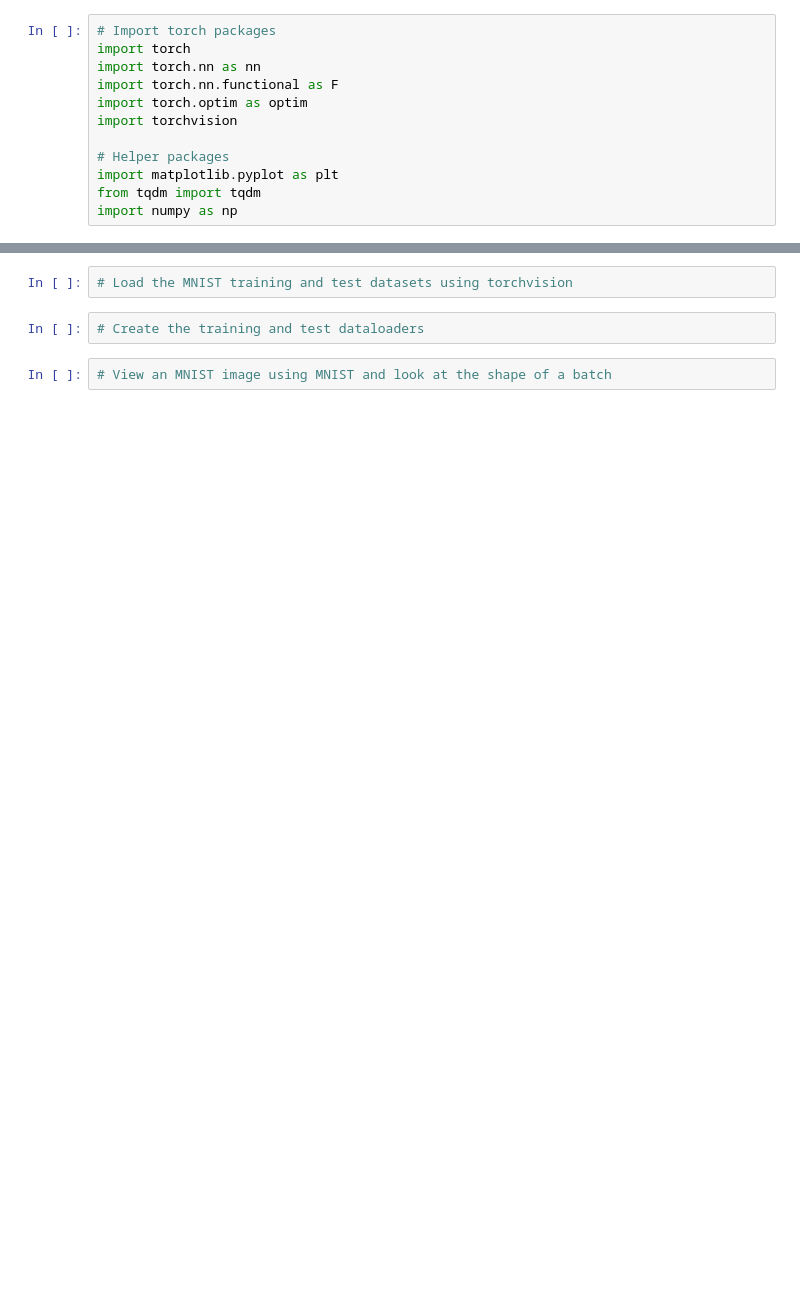
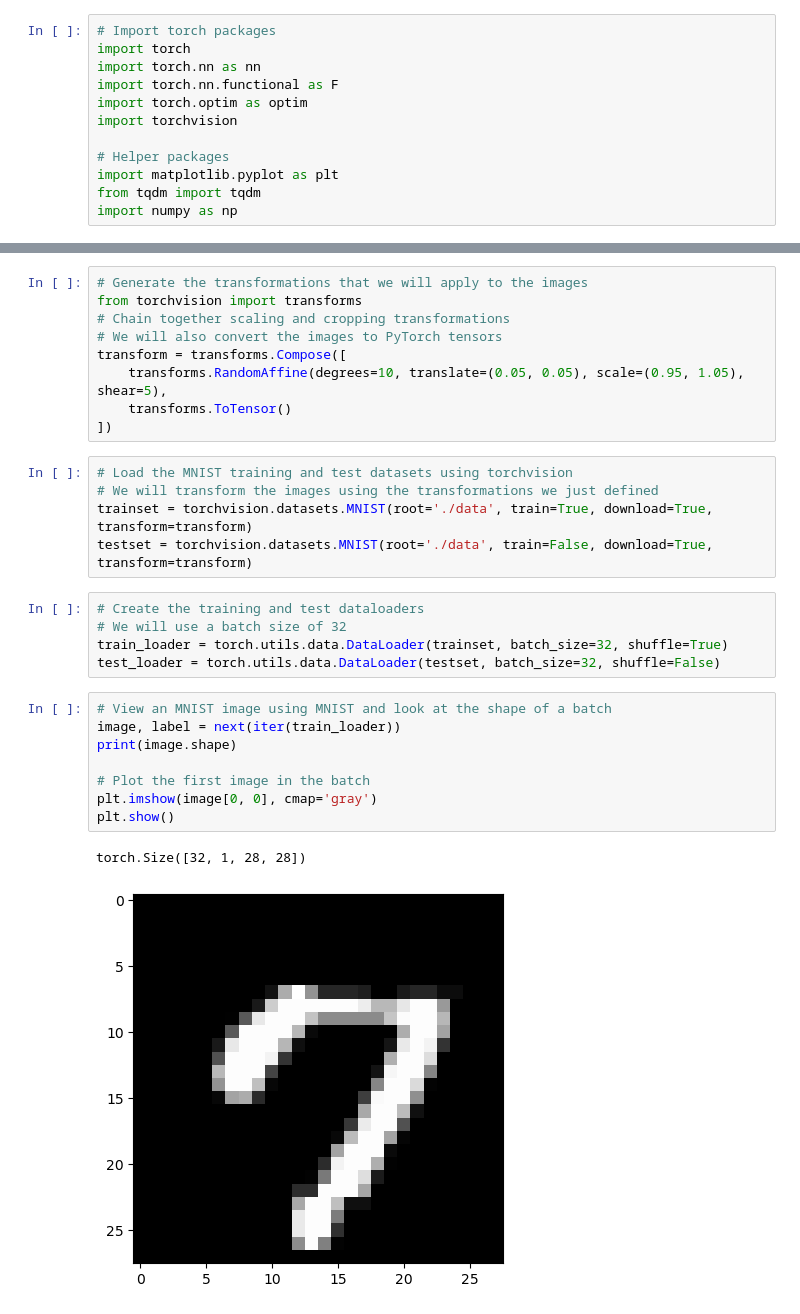
Before and after one commit to EdwardJamesYoung/DeepLearningExercises, a Jupyter notebook: GANs/MNIST_GAN.ipynb, the cells around one changed output, grey strips where cells are left out. Cells and saved outputs as stored; diff of their text form; blank space fills up the shorter version.

```diff
--- a/GANs/MNIST_GAN.ipynb
+++ b/GANs/MNIST_GAN.ipynb
@@ -15,6 +13,30 @@ import numpy as np
-# %%
-# Load the MNIST training and test datasets using torchvision
-# %%
-# Create the training and test dataloaders
+# %%
+# Generate the transformations that we will apply to the images
+from torchvision import transforms
+# Chain together scaling and cropping transformations
+# We will also convert the images to PyTorch tensors
+transform = transforms.Compose([
+    transforms.RandomAffine(degrees=10, translate=(0.05, 0.05), scale=(0.95, 1.05), shear=5),
+    transforms.ToTensor()
+])
+# %%
+# Load the MNIST training and test datasets using torchvision
+# We will transform the images using the transformations we just defined
+trainset = torchvision.datasets.MNIST(root='./data', train=True, download=True, transform=transform)
+testset = torchvision.datasets.MNIST(root='./data', train=False, download=True, transform=transform)
+# %%
+# Create the training and test dataloaders
+# We will use a batch size of 32
+train_loader = torch.utils.data.DataLoader(trainset, batch_size=32, shuffle=True)
+test_loader = torch.utils.data.DataLoader(testset, batch_size=32, shuffle=False)
 # %%
 # View an MNIST image using MNIST and look at the shape of a batch
+image, label = next(iter(train_loader))
+print(image.shape)
+
+# Plot the first image in the batch
+plt.imshow(image[0, 0], cmap='gray')
+plt.show()
+# %% [output]
+torch.Size([32, 1, 28, 28])
+[figure, added]
```
Also changed, not shown: parts of 17 cells of this notebook, 8 other files.
